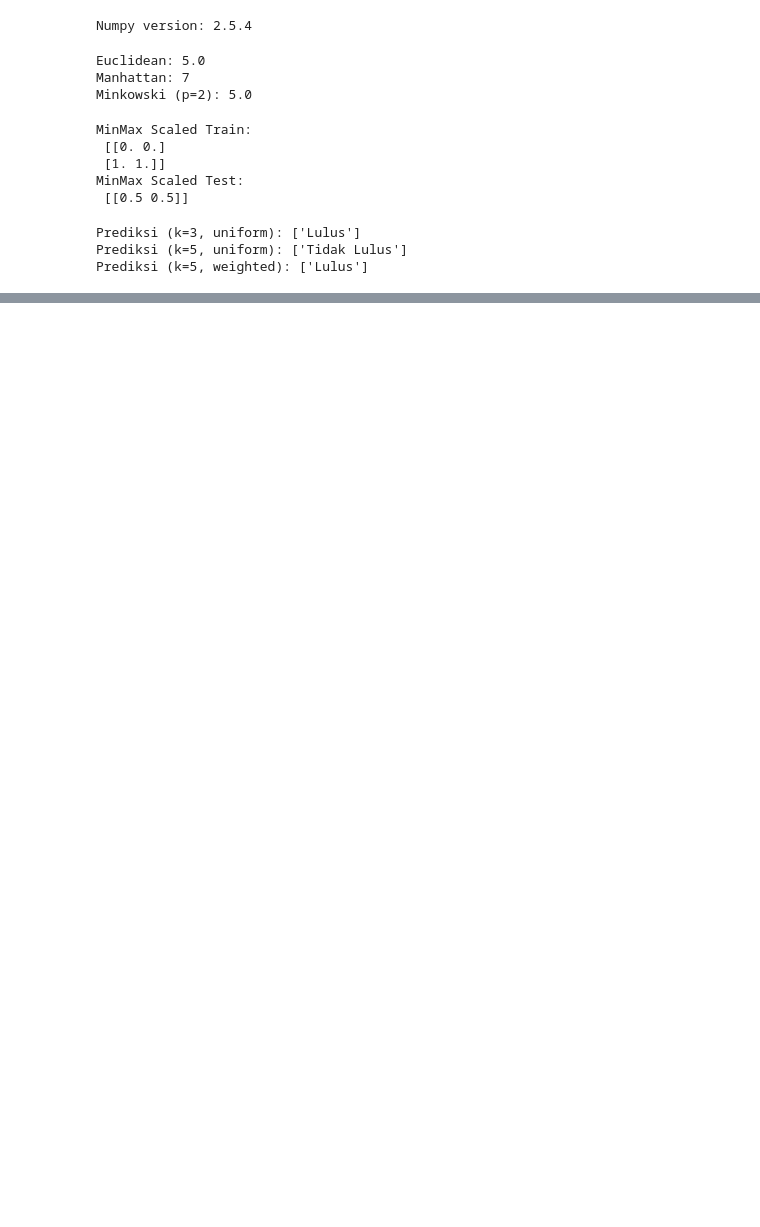
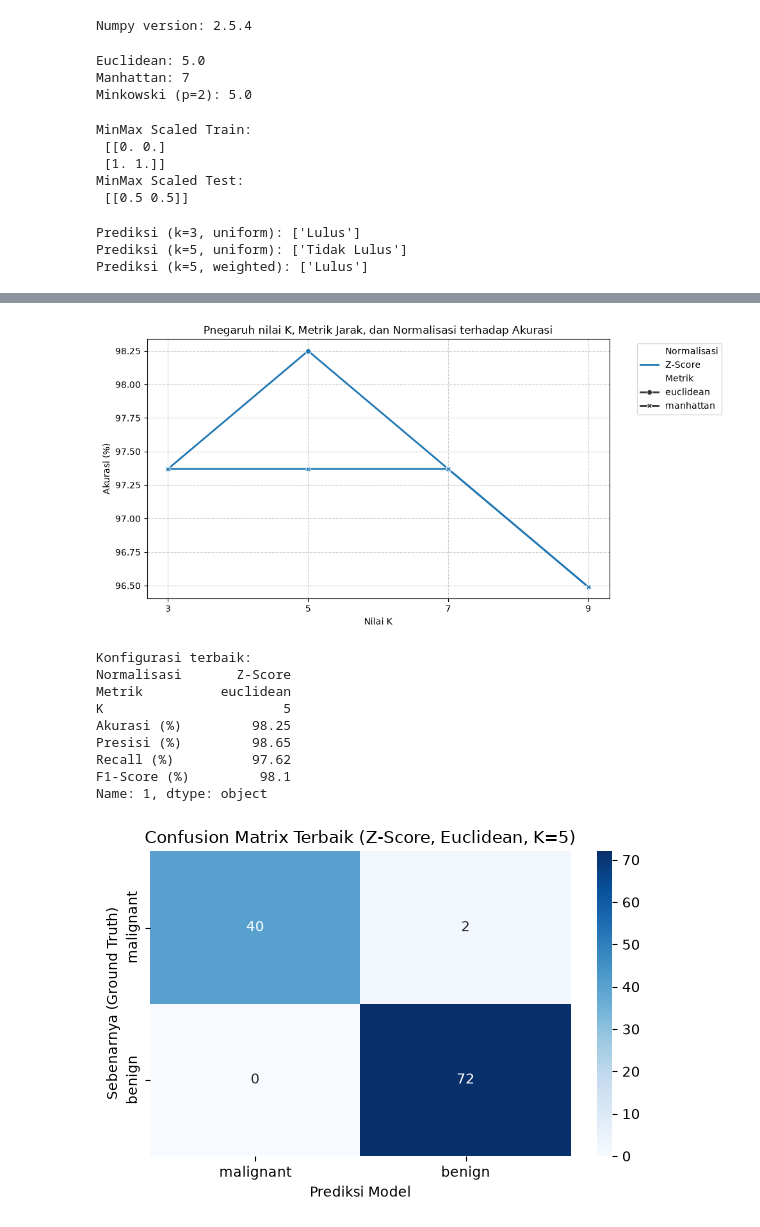
Before and after one commit to Rangga216/knn-from-scratch, a Jupyter notebook: notebooks/knn_experiment.ipynb, the cells around one changed output, grey strips where cells are left out. Saved outputs shown, nothing was run; the diff lists cells and outputs as text; code cells hidden in the pictures; blank space fills up the shorter version.

```diff
--- a/notebooks/knn_experiment.ipynb
+++ b/notebooks/knn_experiment.ipynb
@@ -218,0 +297,70 @@ Semua prediksi sama antara knn buatan sendiri dan sklearn.
+# %%
+# Bagian C
+# Visualisasi Hasil Eksperimen
+
+# grafik k vs akurasi berdasarkan skala dan metrik
+plt.figure(figsize=(10, 5))
+sns.lineplot(
+    data=results_df,
+    x='K',
+    y='Akurasi (%)',
+    hue='Normalisasi',
+    style='Metrik',
+    markers=True,
+    dashes=False,
+    linewidth=2
+)
+
+plt.title('Pnegaruh nilai K, Metrik Jarak, dan Normalisasi terhadap Akurasi', fontsize=12)
+plt.xlabel('Nilai K', fontsize=10)
+plt.ylabel('Akurasi (%)', fontsize=10)
+plt.xticks(k_list)
+plt.grid(True, linestyle='--', alpha=0.6)
+plt.legend(bbox_to_anchor=(1.05, 1), loc='upper left')
+plt.tight_layout()
+plt.savefig('../results/knn_experiment_results.png', dpi=300)
+plt.show()
+
+# cari konfigurasi terbaik
+best_config = results_df.loc[results_df['Akurasi (%)'].idxmax()]
+print("\nKonfigurasi terbaik:")
+print(best_config)
+
+# Visualisasi Confusion Matrix untuk konfigurasi terbaik
+best_scale = best_config['Normalisasi']
+best_metric = best_config['Metrik']
+best_k = best_config['K']
+
+if best_scale == "Tanpa Normalisasi":
+    X_train_best, X_test_best = X_train.copy(), X_test.copy()
+elif best_scale == "Min-Max":
+    X_train_best, X_test_best = min_max_scaler(X_train, X_test)
+elif best_scale == "Z-Score":
+    X_train_best, X_test_best = z_score_scaler(X_train, X_test)
+
+best_knn = KNNClassifier(k = best_k, metric = best_metric, weights = "uniform")
+best_knn.fit(X_train_best, y_train)
+y_predict_best = best_knn.predict(X_test_best)
+
+confusion_mat = confusion_matrix(y_test, y_predict_best)
+
+plt.figure(figsize=(6, 4))
+sns.heatmap(confusion_mat, annot=True, fmt='d', cmap='Blues', xticklabels=data.target_names, yticklabels=data.target_names)
+plt.title(f'Confusion Matrix Terbaik ({best_scale}, {best_metric.capitalize()}, K={best_k})')
+plt.xlabel('Prediksi Model')
+plt.ylabel('Sebenarnya (Ground Truth)')
+plt.tight_layout()
+plt.savefig('../results/figures/confusion_matrix.png', dpi=300)
+plt.show()
+# %% [output]
+[figure, added]
+Konfigurasi terbaik:
+Normalisasi       Z-Score
+Metrik          euclidean
+K                       5
+Akurasi (%)         98.25
+Presisi (%)         98.65
+Recall (%)          97.62
+F1-Score (%)         98.1
+Name: 1, dtype: object
+[figure, added]
```
Also changed, not shown: parts of 2 cells of this notebook, 2 other files.
